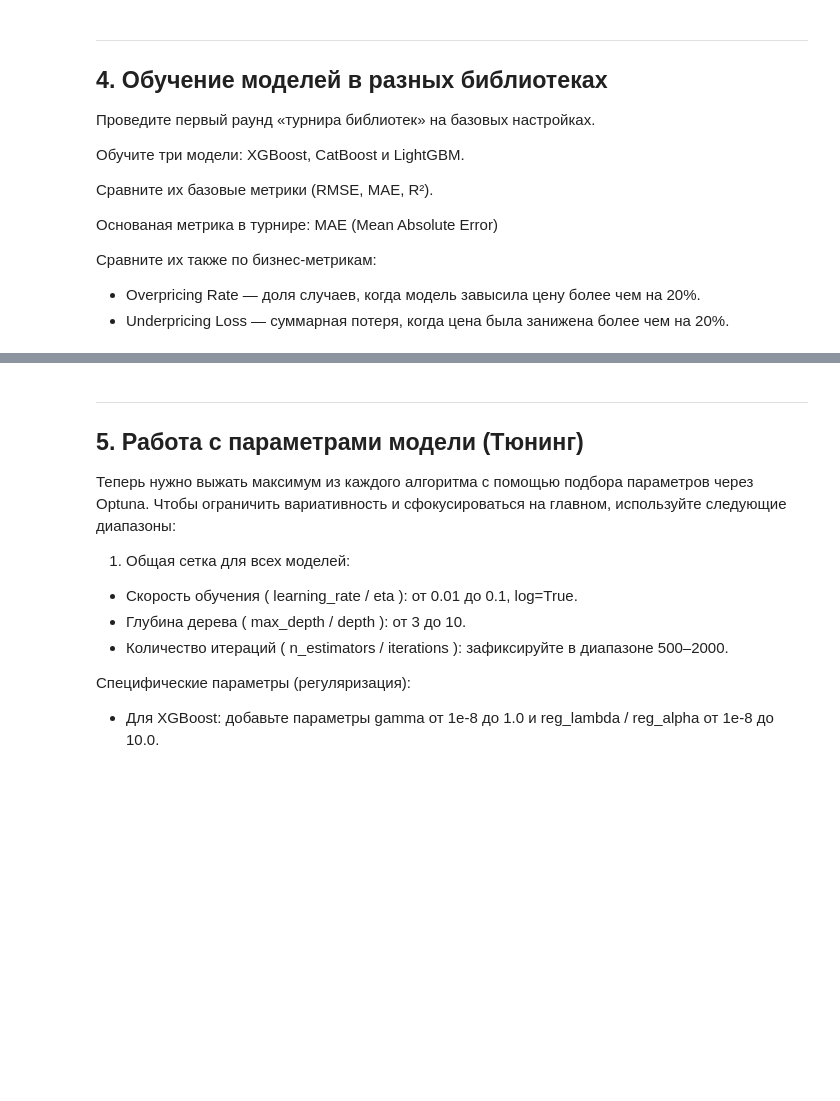
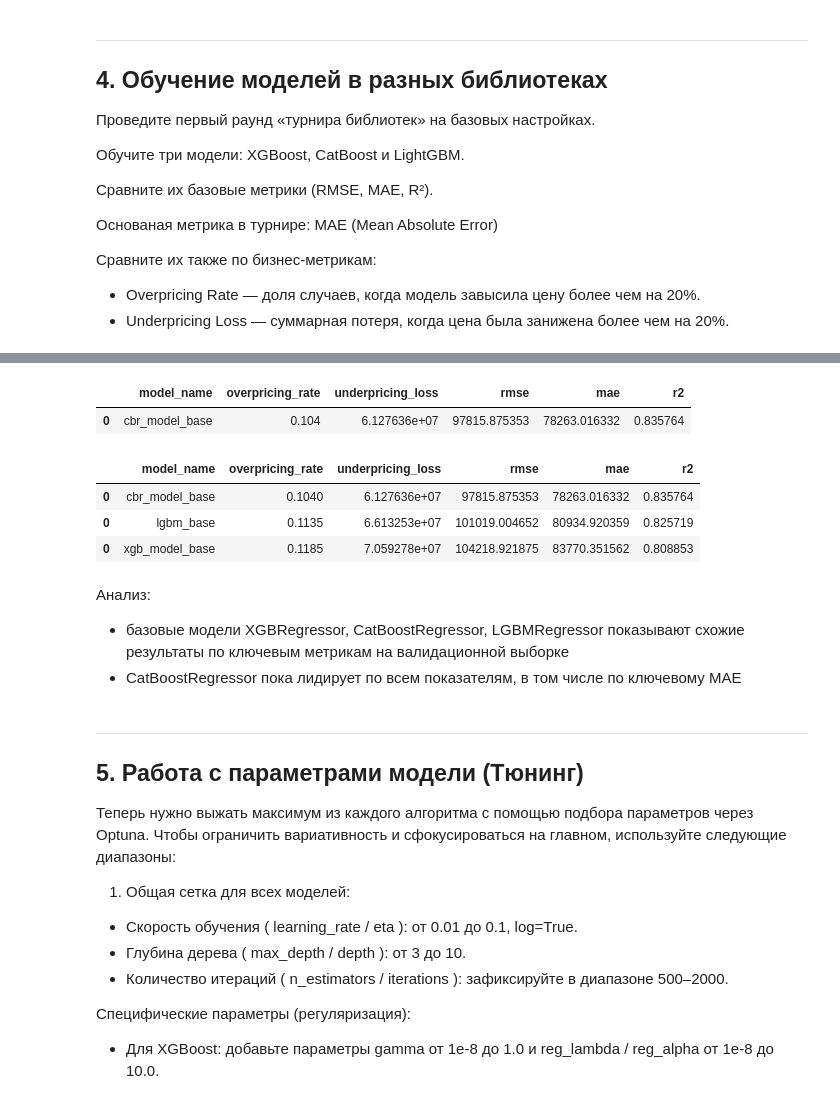
Before and after one commit to Plakhotniuk/practicum_ds, a Jupyter notebook: ml/grad_boosting/project/project.ipynb, the cells around one changed output, grey strips where cells are left out. Saved outputs shown, nothing was run; the diff lists cells and outputs as text; code cells hidden in the pictures; blank space fills up the shorter version.

```diff
--- a/ml/grad_boosting/project/project.ipynb
+++ b/ml/grad_boosting/project/project.ipynb
@@ -558,0 +744,19 @@ def calc_business_metrics(y_true, y_pred):
+# %%
+# Инициализируем CatBoostRegressor
+cbr_model_base = CatBoostRegressor(
+    random_state=RANDOM_SEED,
+    iterations=3000,               # максимум итераций
+    l2_leaf_reg=1.0,               # регуляризация
+    bootstrap_type="Bayesian",     # стохастический бутстрап
+    bagging_temperature=0.4,       # уровень стохастики
+    early_stopping_rounds=200,     # остановка при отсутствии улучшения
+    use_best_model=True,           # сохранить лучшую модель
+)
+# %%
+cbr_model_base.fit(
+    X_train,
+    y_train,
+    cat_features=cat_cols_feat,
+    eval_set=(X_val, y_val),
+    verbose=200
+)
@@ -559,3 +775,28 @@ def calc_business_metrics(y_true, y_pred):
+# %%
+# предсказания на validate
+y_pred_val_cbr_model_base = cbr_model_base.predict(X_val)
+# %%
+cbr_base_metrics = calc_metrics(
+    y_pred_val_cbr_model_base, y_val, model_name='cbr_model_base'
+)
+cbr_base_metrics
+# %% [output]
+|  | model_name | overpricing_rate | underpricing_loss | rmse | mae | r2 |
+| 0 | cbr_model_base | 0.104 | 6.127636e+07 | 97815.875353 | 78263.016332 | 0.835764 |
+# %%
+results = pd.concat(
+    [cbr_base_metrics, lgbm_base_metrics, xgb_model_base_metrics],
+).sort_values(by='mae')
+results
+# %% [output]
+|  | model_name | overpricing_rate | underpricing_loss | rmse | mae | r2 |
+| 0 | cbr_model_base | 0.1040 | 6.127636e+07 | 97815.875353 | 78263.016332 | 0.835764 |
+| 0 | lgbm_base | 0.1135 | 6.613253e+07 | 101019.004652 | 80934.920359 | 0.825719 |
+| 0 | xgb_model_base | 0.1185 | 7.059278e+07 | 104218.921875 | 83770.351562 | 0.808853 |
+# %% [markdown]
+Анализ:
+- базовые модели XGBRegressor, CatBoostRegressor, LGBMRegressor показывают схожие результаты по ключевым метрикам на валидационной выборке
+- CatBoostRegressor пока лидирует по всем показателям, в том числе по ключевому MAE
 # %% [markdown]
 ---
 ## 5. Работа с параметрами модели (Тюнинг)
```
Also changed, not shown: parts of 24 cells of this notebook.
